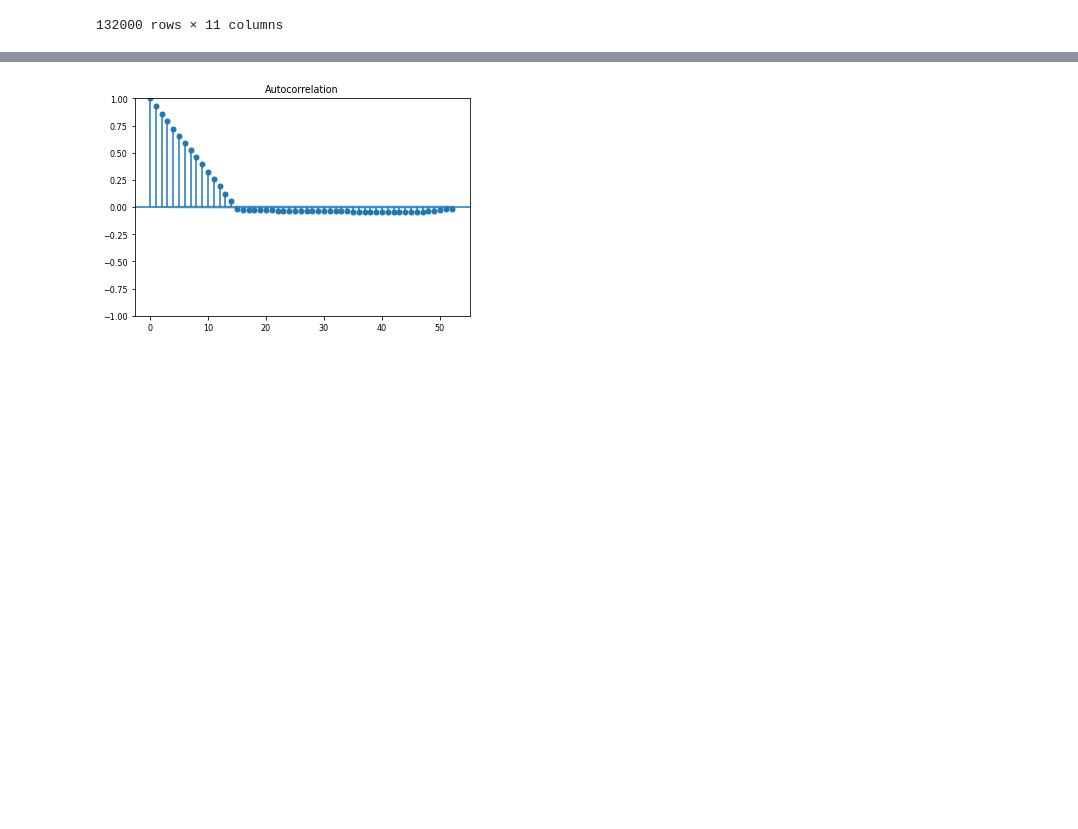
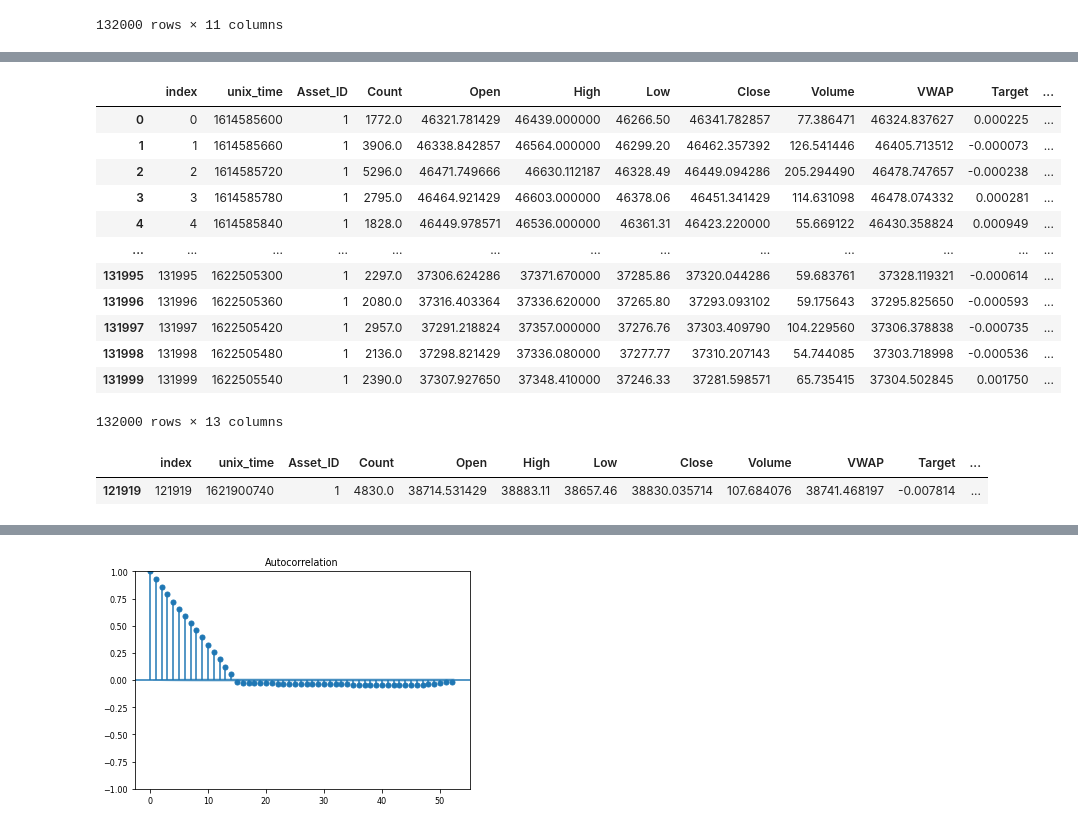
Before and after one commit to tbonar/MSDS-6373-Project, a Jupyter notebook: py_crypto.ipynb, the cells around one changed output, grey strips where cells are left out. Drawn from its saved outputs; the diff is of its cells as text; code cells hidden in the pictures; blank space fills up the shorter version.

```diff
--- a/py_crypto.ipynb
+++ b/py_crypto.ipynb
@@ -22,0 +39,25 @@ train
+# %%
+train.reset_index(inplace=True)
+# %%
+train["r"] = train["index"] + 1
+# %%
+train[train["r"]== ]
+# %% [output]
+|  | index | unix_time | Asset_ID | Count | Open | High | Low | Close | Volume | VWAP | Target | ... |
+| 0 | 0 | 1614585600 | 1 | 1772.0 | 46321.781429 | 46439.000000 | 46266.50 | 46341.782857 | 77.386471 | 46324.837627 | 0.000225 | ... |
+| 1 | 1 | 1614585660 | 1 | 3906.0 | 46338.842857 | 46564.000000 | 46299.20 | 46462.357392 | 126.541446 | 46405.713512 | -0.000073 | ... |
+| 2 | 2 | 1614585720 | 1 | 5296.0 | 46471.749666 | 46630.112187 | 46328.49 | 46449.094286 | 205.294490 | 46478.747657 | -0.000238 | ... |
+| 3 | 3 | 1614585780 | 1 | 2795.0 | 46464.921429 | 46603.000000 | 46378.06 | 46451.341429 | 114.631098 | 46478.074332 | 0.000281 | ... |
+| 4 | 4 | 1614585840 | 1 | 1828.0 | 46449.978571 | 46536.000000 | 46361.31 | 46423.220000 | 55.669122 | 46430.358824 | 0.000949 | ... |
+| ... | ... | ... | ... | ... | ... | ... | ... | ... | ... | ... | ... | ... |
+| 131995 | 131995 | 1622505300 | 1 | 2297.0 | 37306.624286 | 37371.670000 | 37285.86 | 37320.044286 | 59.683761 | 37328.119321 | -0.000614 | ... |
+| 131996 | 131996 | 1622505360 | 1 | 2080.0 | 37316.403364 | 37336.620000 | 37265.80 | 37293.093102 | 59.175643 | 37295.825650 | -0.000593 | ... |
+| 131997 | 131997 | 1622505420 | 1 | 2957.0 | 37291.218824 | 37357.000000 | 37276.76 | 37303.409790 | 104.229560 | 37306.378838 | -0.000735 | ... |
+| 131998 | 131998 | 1622505480 | 1 | 2136.0 | 37298.821429 | 37336.080000 | 37277.77 | 37310.207143 | 54.744085 | 37303.718998 | -0.000536 | ... |
+| 131999 | 131999 | 1622505540 | 1 | 2390.0 | 37307.927650 | 37348.410000 | 37246.33 | 37281.598571 | 65.735415 | 37304.502845 | 0.001750 | ... |
+132000 rows × 13 columns
+# %%
+train[train["r"]== 121920]
+# %% [output]
+|  | index | unix_time | Asset_ID | Count | Open | High | Low | Close | Volume | VWAP | Target | ... |
+| 121919 | 121919 | 1621900740 | 1 | 4830.0 | 38714.531429 | 38883.11 | 38657.46 | 38830.035714 | 107.684076 | 38741.468197 | -0.007814 | ... |
```
Also changed, not shown: parts of 5 cells of this notebook, 1 other file.
